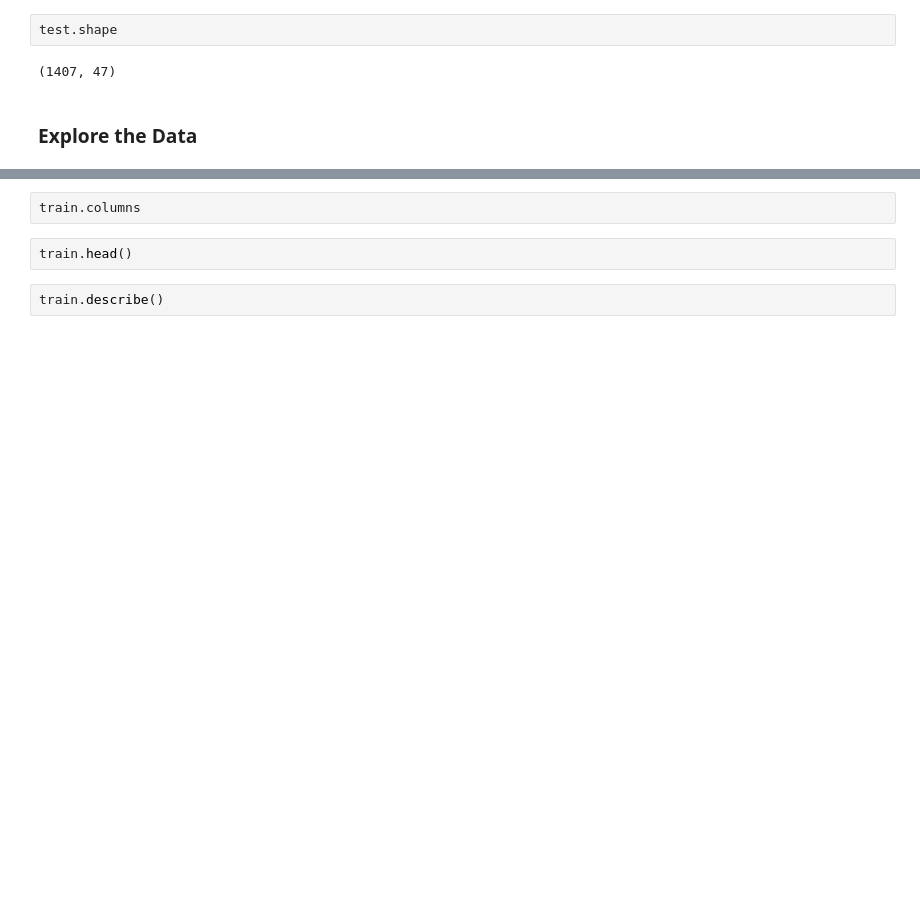
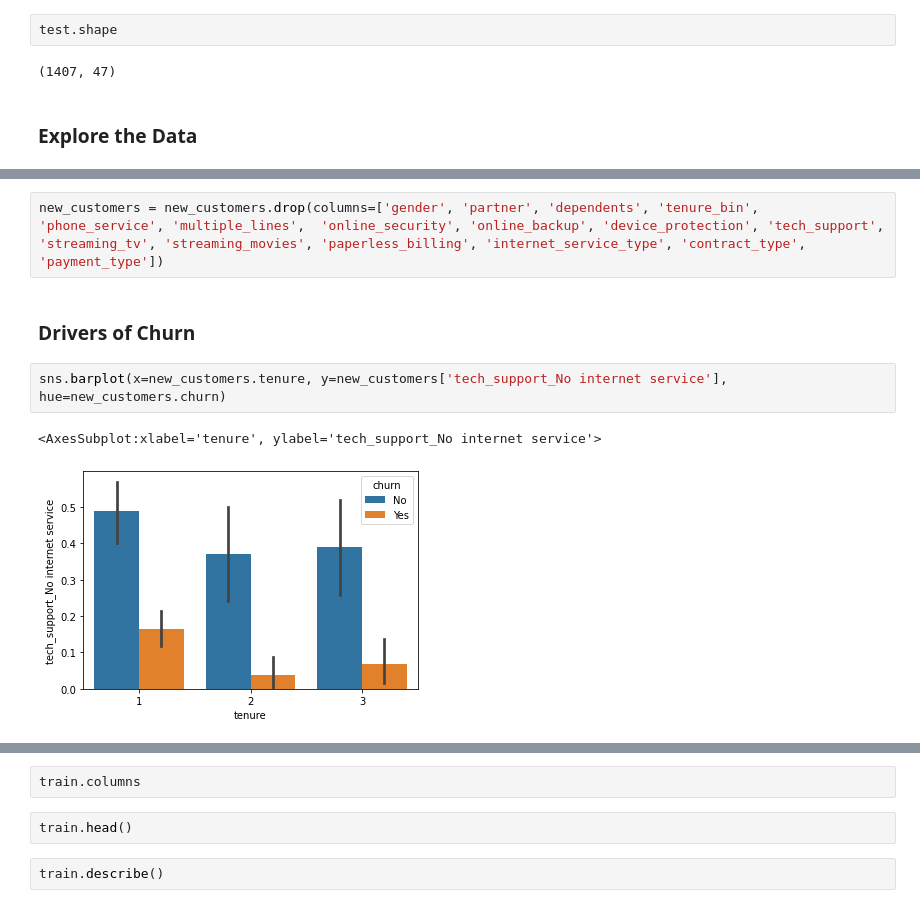
Before and after one commit to Kayfj41901/classification_exercises, a Jupyter notebook: Telco.ipynb, the cells around one changed output, grey strips where cells are left out. Cells and saved outputs as stored; diff of their text form; blank space fills up the shorter version.

```diff
--- a/Telco.ipynb
+++ b/Telco.ipynb
@@ -770,0 +541,9 @@ sns.relplot(x='tenure', y='monthly_charges', hue='churn', col='tech_support_Yes'
+# %%
+new_customers = new_customers.drop(columns=['gender', 'partner', 'dependents', 'tenure_bin', 'phone_service', 'multiple_lines',  'online_security', 'online_backup', 'device_protection', 'tech_support', 'streaming_tv', 'streaming_movies', 'paperless_billing', 'internet_service_type', 'contract_type', 'payment_type'])
+# %% [markdown]
+### Drivers of Churn
+# %%
+sns.barplot(x=new_customers.tenure, y=new_customers['tech_support_No internet service'], hue=new_customers.churn)
+# %% [output]
+<AxesSubplot:xlabel='tenure', ylabel='tech_support_No internet service'>
+[figure, added]
```
Also changed, not shown: parts of 230 cells of this notebook.
